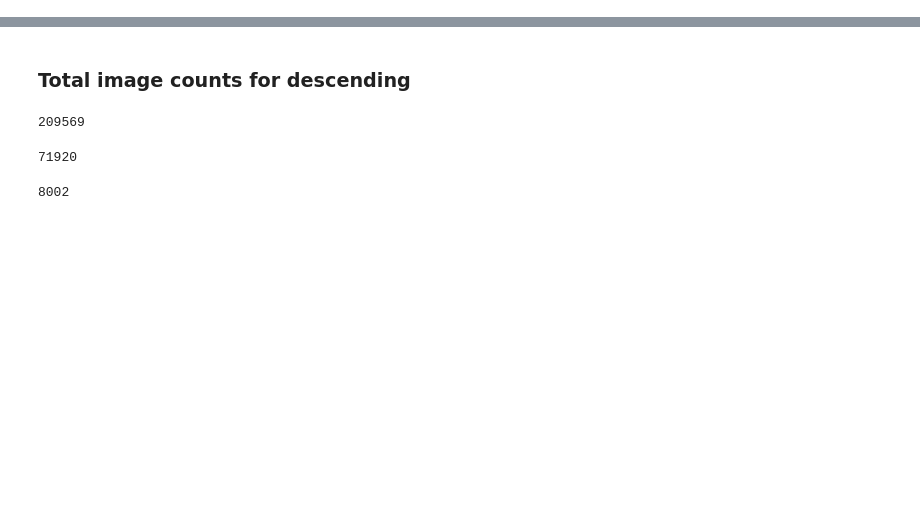
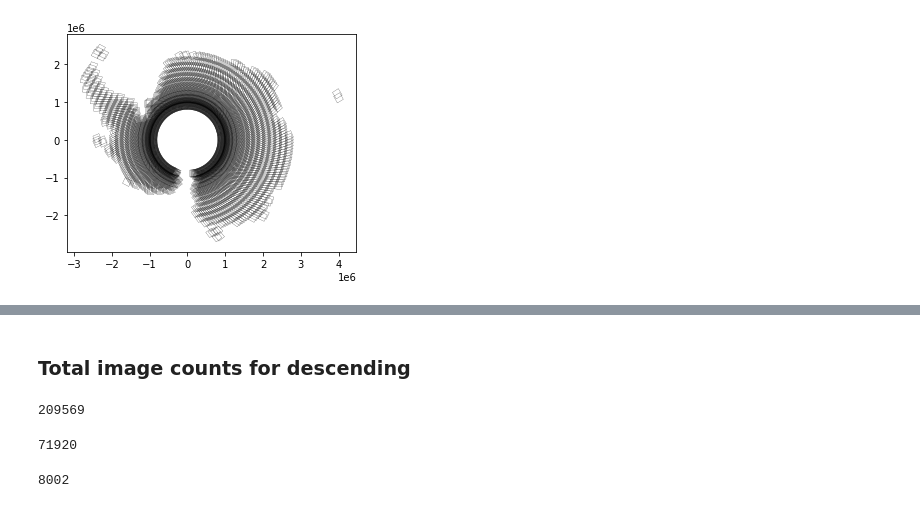
Before and after one commit to simonaoliver/antarctica, a Jupyter notebook: antarctica setup.ipynb, the cells around one changed output, grey strips where cells are left out. Drawn from its saved outputs; the diff is of its cells as text; code cells hidden in the pictures; blank space fills up the shorter version.

```diff
--- a/antarctica setup.ipynb
+++ b/antarctica setup.ipynb
@@ -50,2 +50,15 @@ wrs2desc.reset_index(inplace = True)
+# %%
+wrs2asc.set_index('PR', inplace = True)
+
+wrs2asc_intersect = wrs2asc.intersection(antarctica)
+# %%
+antarctica_wrs2asc = geopandas.sjoin(wrs2asc, antarctica)
+antarctica_wrs2asc.to_crs('EPSG:3031').plot( facecolor='none', edgecolor='black', lw=0.2)
+
+antarctica_wrs2asc['PR'] = antarctica_wrs2asc['PATH'].map(str).str.pad(3,fillchar='0') + antarctica_wrs2asc['ROW'].map(str).str.pad(3,fillchar='0')
+
+antarctica_wrs2asc.set_index('PR', inplace = True)
+# %% [output]
+[figure, added]
 # %%
 antarctica_wrs2desc = geopandas.sjoin(wrs2desc, antarctica)
```
Also changed, not shown: parts of 45 cells of this notebook.
